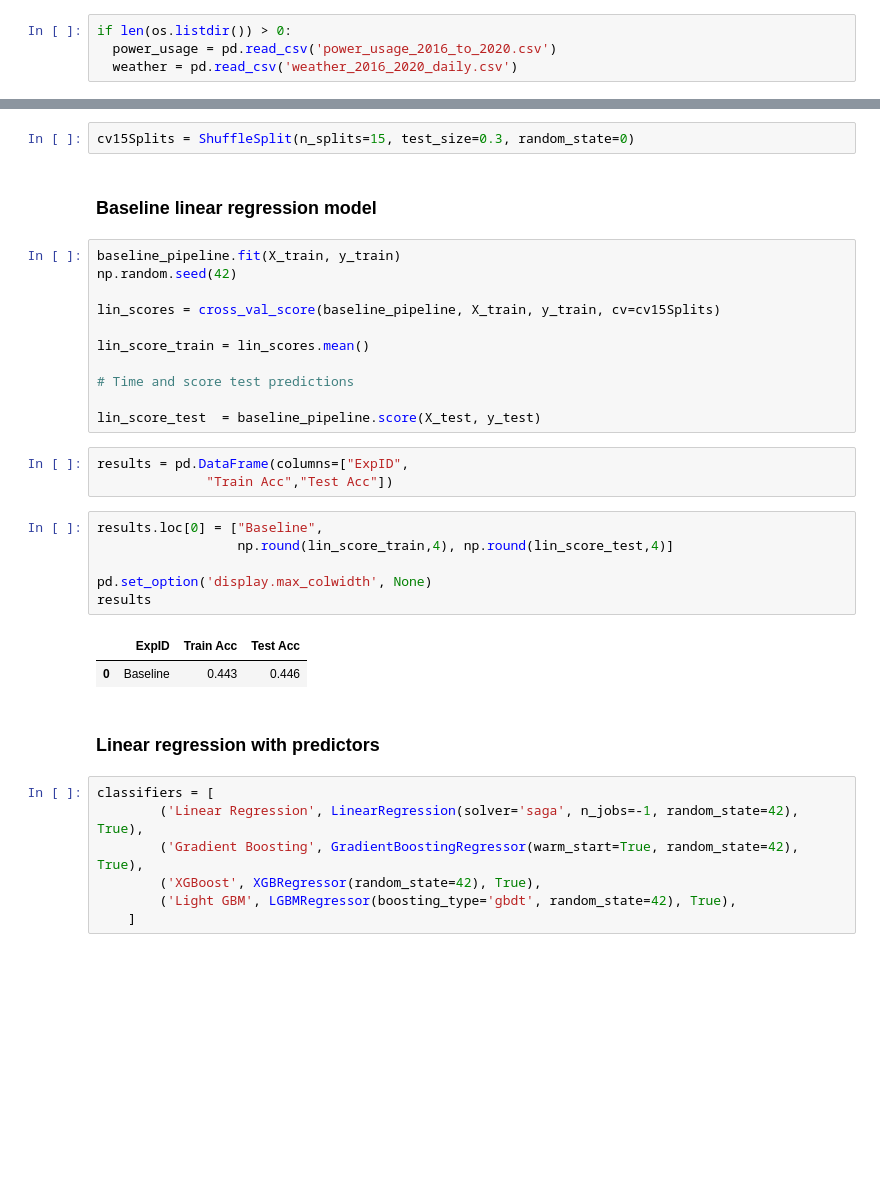
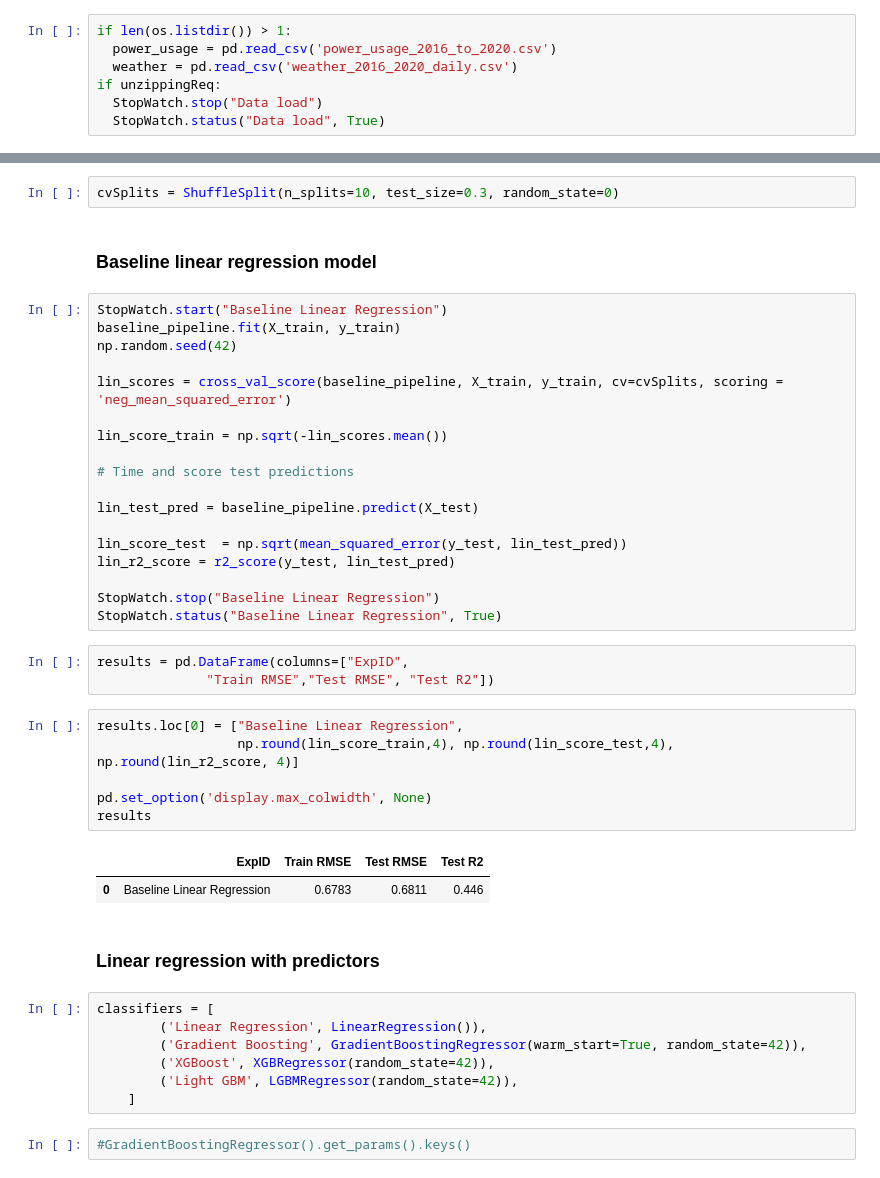
Before and after one commit to cybertraining-dsc/fa20-523-314, a Jupyter notebook: project/code/residential_power_usage_prediction.ipynb, the cells around one changed output, grey strips where cells are left out. Cells and saved outputs as stored; diff of their text form; blank space fills up the shorter version.

```diff
--- a/project/code/residential_power_usage_prediction.ipynb
+++ b/project/code/residential_power_usage_prediction.ipynb
@@ -35,9 +71,12 @@ if unzippingReq: #please modify this code unzippingReq from False to True
     zip_ref.extractall(path=data_path)
     zip_ref.close()
 # %%
-if len(os.listdir()) > 0:
+if len(os.listdir()) > 1:
   power_usage = pd.read_csv('power_usage_2016_to_2020.csv')
   weather = pd.read_csv('weather_2016_2020_daily.csv')
+if unzippingReq:
+  StopWatch.stop("Data load")
+  StopWatch.status("Data load", True)
 # %% [markdown]
 ## Data descriptive analysis
 # %%
@@ -289,40 +376,49 @@ baseline_pipeline = Pipeline([
     ('baseline_linreg', lin_reg)
 ])
 # %%
-cv15Splits = ShuffleSplit(n_splits=15, test_size=0.3, random_state=0)
+cvSplits = ShuffleSplit(n_splits=10, test_size=0.3, random_state=0)
 # %% [markdown]
 ### Baseline linear regression model
 # %%
+StopWatch.start("Baseline Linear Regression")
 baseline_pipeline.fit(X_train, y_train)
 np.random.seed(42)
 
-lin_scores = cross_val_score(baseline_pipeline, X_train, y_train, cv=cv15Splits)
+lin_scores = cross_val_score(baseline_pipeline, X_train, y_train, cv=cvSplits, scoring = 'neg_mean_squared_error')
 
-lin_score_train = lin_scores.mean()
+lin_score_train = np.sqrt(-lin_scores.mean())
 
 # Time and score test predictions
 
-lin_score_test  = baseline_pipeline.score(X_test, y_test)
+lin_test_pred = baseline_pipeline.predict(X_test)
+
+lin_score_test  = np.sqrt(mean_squared_error(y_test, lin_test_pred))
+lin_r2_score = r2_score(y_test, lin_test_pred)
+
+StopWatch.stop("Baseline Linear Regression")
+StopWatch.status("Baseline Linear Regression", True)
 # %%
 results = pd.DataFrame(columns=["ExpID",
-              "Train Acc","Test Acc"])
+              "Train RMSE","Test RMSE", "Test R2"])
 # %%
-results.loc[0] = ["Baseline",
-                  np.round(lin_score_train,4), np.round(lin_score_test,4)]
+results.loc[0] = ["Baseline Linear Regression",
+                  np.round(lin_score_train,4), np.round(lin_score_test,4), np.round(lin_r2_score, 4)]
 
 pd.set_option('display.max_colwidth', None)
 results
 # %% [output]
-|  | ExpID | Train Acc | Test Acc |
-| 0 | Baseline | 0.443 | 0.446 |
+|  | ExpID | Train RMSE | Test RMSE | Test R2 |
+| 0 | Baseline Linear Regression | 0.6783 | 0.6811 | 0.446 |
 # %% [markdown]
 ### Linear regression with predictors
 # %%
 classifiers = [
-        ('Linear Regression', LinearRegression(solver='saga', n_jobs=-1, random_state=42), True),
-        ('Gradient Boosting', GradientBoostingRegressor(warm_start=True, random_state=42), True),
-        ('XGBoost', XGBRegressor(random_state=42), True),
-        ('Light GBM', LGBMRegressor(boosting_type='gbdt', random_state=42), True),
+        ('Linear Regression', LinearRegression()),
+        ('Gradient Boosting', GradientBoostingRegressor(warm_start=True, random_state=42)),
+        ('XGBoost', XGBRegressor(random_state=42)),
+        ('Light GBM', LGBMRegressor(random_state=42)),
     ]
+# %%
+#GradientBoostingRegressor().get_params().keys()
 # %%
 params_grid = {
```
Also changed, not shown: parts of 23 cells of this notebook.
